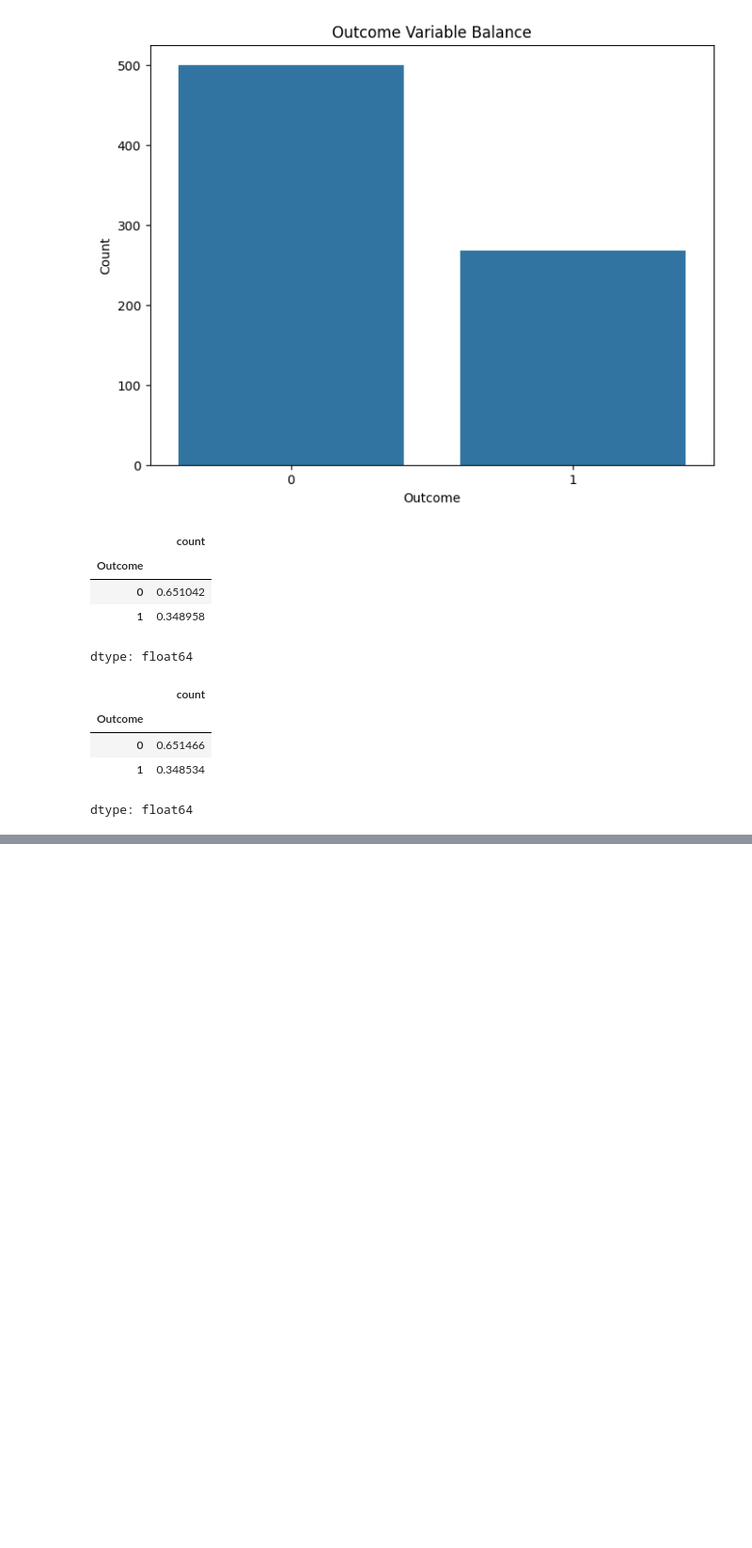
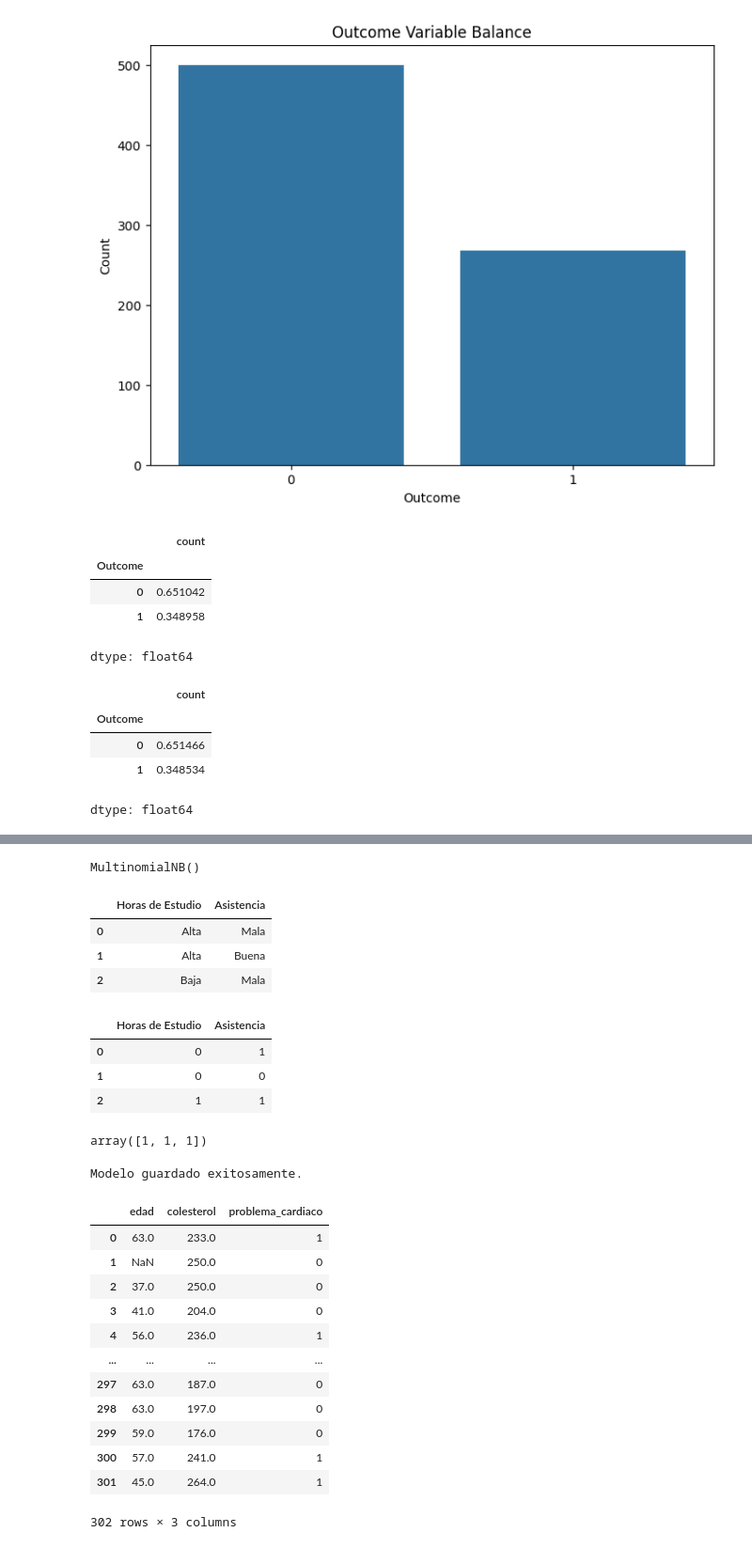
Before and after one commit to DAVIDCHIAC/apuntes_IA, a Jupyter notebook: Untitled10.ipynb, the cells around one changed output, grey strips where cells are left out. Shown at 94% size. Drawn from its saved outputs; the diff is of its cells as text; code cells hidden in the pictures; blank space fills up the shorter version.

```diff
--- a/Untitled10.ipynb
+++ b/Untitled10.ipynb
@@ -132,0 +182,68 @@ dtype: float64
+# %%
+# Separar características y etiqueta
+X = df_encoded[["Horas de Estudio", "Asistencia"]] #x=df_encoded.drop("resultado",axis=1) estra forma de escribir lo de al lado
+y = df_encoded["Resultado"]
+
+# Entrenar modelo Naive Bayes
+model = MultinomialNB()
+model.fit(X, y)
+# %% [output]
+MultinomialNB()
+# %%
+nuevos=[["Alta","Mala"],["Alta","Buena"],["Baja","Mala"]]
+df_nuevos=pd.DataFrame(nuevos,columns=["Horas de Estudio", "Asistencia"])
+df_nuevos
+# %% [output]
+|  | Horas de Estudio | Asistencia |
+| 0 | Alta | Mala |
+| 1 | Alta | Buena |
+| 2 | Baja | Mala |
+# %%
+# ipython-input-0-ef4934beff84
+
+# Corrected the variable name to be X_nuevos instead of X_nevos
+X_nuevos = df_nuevos.apply(lambda col: encoders[col.name].transform(col))
+X_nuevos
+# %% [output]
+|  | Horas de Estudio | Asistencia |
+| 0 | 0 | 1 |
+| 1 | 0 | 0 |
+| 2 | 1 | 1 |
+# %%
+
+# The prediction line should now work
+prediccion=model.predict(X_nuevos)
+prediccion
+# %% [output]
+array([1, 1, 1])
+# %%
+import pickle
+
+# Guardar el modelo utilizando pickle
+with open('mimillon.pkl', 'wb') as file:
+    pickle.dump(model, file)
+
+print("Modelo guardado exitosamente.")
+# %% [output]
+Modelo guardado exitosamente.
+# %%
+import pandas as pd
+
+# Cargar el conjunto de datos
+url = "https://raw.githubusercontent.com/adiacla/bigdata/refs/heads/master/pacientes.csv"
+df = pd.read_csv(url)
+df
+# %% [output]
+|  | edad | colesterol | problema_cardiaco |
+| 0 | 63.0 | 233.0 | 1 |
+| 1 | NaN | 250.0 | 0 |
+| 2 | 37.0 | 250.0 | 0 |
+| 3 | 41.0 | 204.0 | 0 |
+| 4 | 56.0 | 236.0 | 1 |
+| ... | ... | ... | ... |
+| 297 | 63.0 | 187.0 | 0 |
+| 298 | 63.0 | 197.0 | 0 |
+| 299 | 59.0 | 176.0 | 0 |
+| 300 | 57.0 | 241.0 | 1 |
+| 301 | 45.0 | 264.0 | 1 |
+302 rows × 3 columns
```
Also changed, not shown: parts of 11 cells of this notebook.
